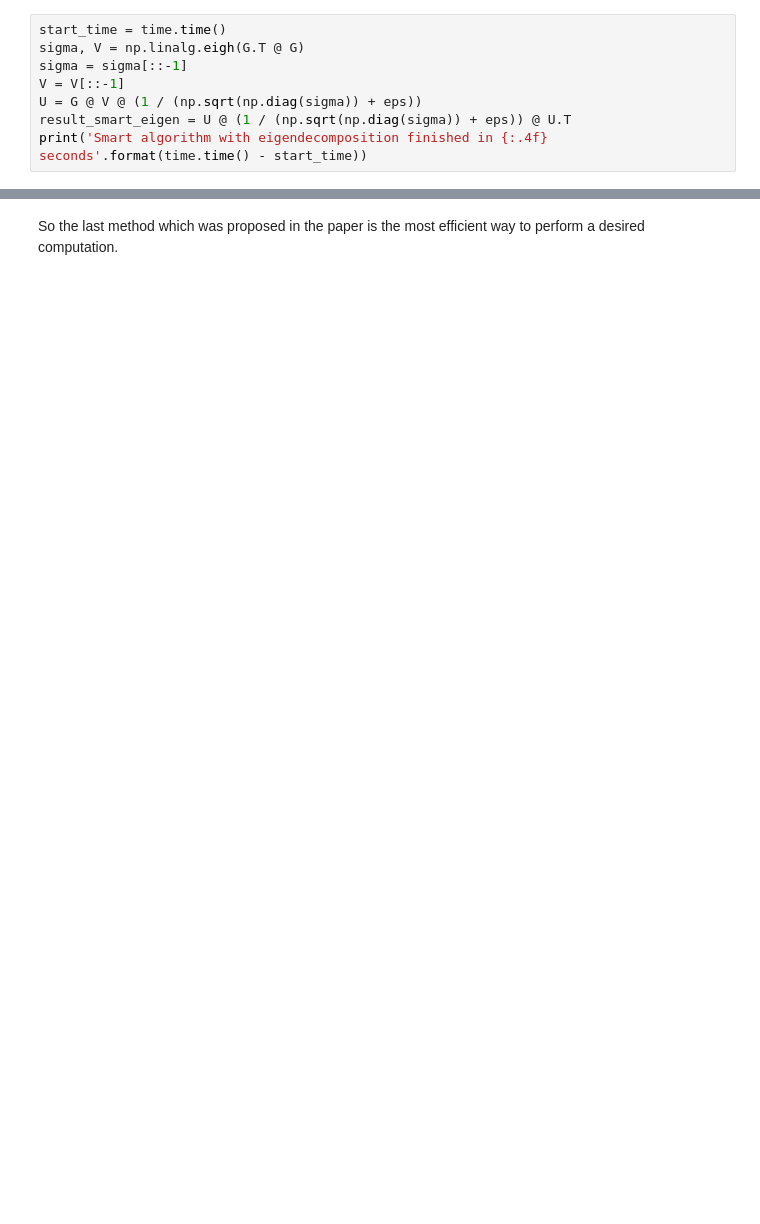
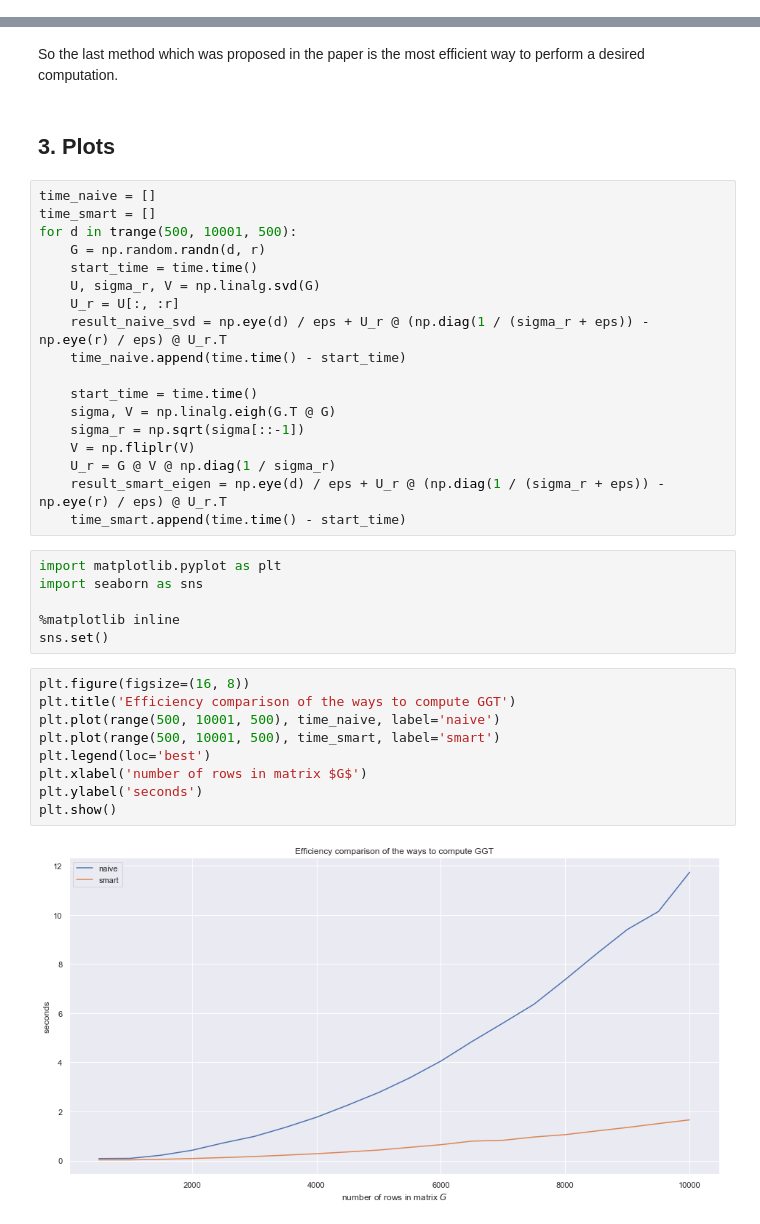
Before and after one commit to matyushinleonid/Matrix-Decomposition-for-Adaptive-Optimization-Regularization, a Jupyter notebook: efficiency_comparison.ipynb, the cells around one changed output, grey strips where cells are left out. Saved outputs shown, nothing was run; the diff lists cells and outputs as text; blank space fills up the shorter version.

```diff
--- a/efficiency_comparison.ipynb
+++ b/efficiency_comparison.ipynb
@@ -66,8 +52,0 @@ $$
-# %%
-start_time = time.time()
-sigma, V = np.linalg.eigh(G.T @ G)
-sigma = sigma[::-1]
-V = V[::-1]
-U = G @ V @ (1 / (np.sqrt(np.diag(sigma)) + eps))
-result_smart_eigen = U @ (1 / (np.sqrt(np.diag(sigma)) + eps)) @ U.T
-print('Smart algorithm with eigendecomposition finished in {:.4f} seconds'.format(time.time() - start_time))
@@ -76,2 +57,39 @@ Smart algorithm with eigendecomposition finished in 0.1879 seconds
 # %% [markdown]
 So the last method which was proposed in the paper is the most efficient way to perform a desired computation.
+# %% [markdown]
+## 3. Plots
+# %%
+time_naive = []
+time_smart = []
+for d in trange(500, 10001, 500):
+    G = np.random.randn(d, r)
+    start_time = time.time()
+    U, sigma_r, V = np.linalg.svd(G)
+    U_r = U[:, :r]
+    result_naive_svd = np.eye(d) / eps + U_r @ (np.diag(1 / (sigma_r + eps)) - np.eye(r) / eps) @ U_r.T
+    time_naive.append(time.time() - start_time)
+
+    start_time = time.time()
+    sigma, V = np.linalg.eigh(G.T @ G)
+    sigma_r = np.sqrt(sigma[::-1])
+    V = np.fliplr(V)
+    U_r = G @ V @ np.diag(1 / sigma_r)
+    result_smart_eigen = np.eye(d) / eps + U_r @ (np.diag(1 / (sigma_r + eps)) - np.eye(r) / eps) @ U_r.T
+    time_smart.append(time.time() - start_time)
+# %%
+import matplotlib.pyplot as plt
+import seaborn as sns
+
+%matplotlib inline
+sns.set()
+# %%
+plt.figure(figsize=(16, 8))
+plt.title('Efficiency comparison of the ways to compute GGT')
+plt.plot(range(500, 10001, 500), time_naive, label='naive')
+plt.plot(range(500, 10001, 500), time_smart, label='smart')
+plt.legend(loc='best')
+plt.xlabel('number of rows in matrix $G$')
+plt.ylabel('seconds')
+plt.show()
+# %% [output]
+[figure, added]
```
Also changed, not shown: parts of 11 cells of this notebook.
